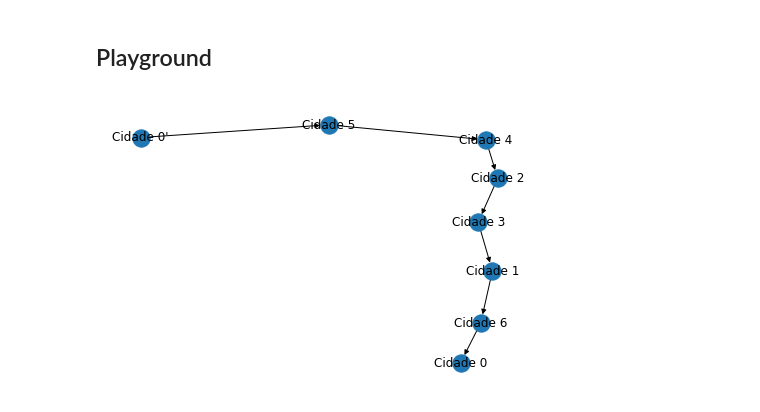
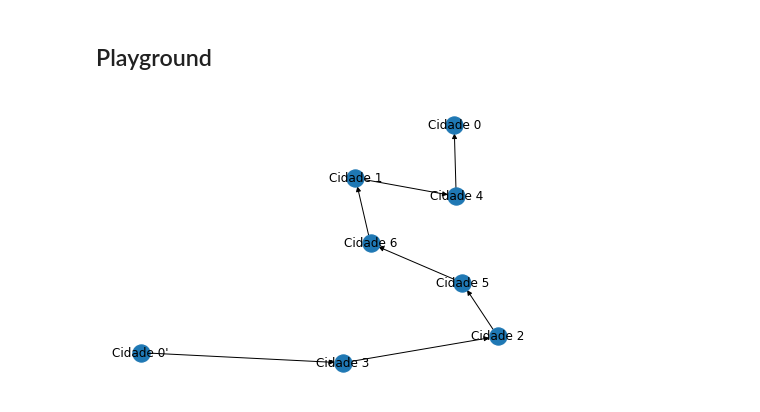
Before and after one commit to YgorRuas/Redes_Neurais_AG, a Jupyter notebook: AlgoritmosGeneticos/experimento GA.03 - caixeiro com gasolina infinita.ipynb, the cells around one changed output. Drawn from its saved outputs; the diff is of its cells as text; code cells hidden in the pictures.

```diff
--- a/AlgoritmosGeneticos/experimento GA.03 - caixeiro com gasolina infinita.ipynb
+++ b/AlgoritmosGeneticos/experimento GA.03 - caixeiro com gasolina infinita.ipynb
@@ -272,17 +274,17 @@ Em relação ao resultado obtido, pode-se afirmar que o objetivo foi alcançado,
 ## Playground
 # %%
 Cidades_visitadas_pelo_caixeiro_viajante_com_gasolina_infinita = {
-    "Cidade 0'": {"Cidade 5"},
-    "Cidade 1": {"Cidade 6"},
-    "Cidade 2": {"Cidade 3"},
-    "Cidade 3": {"Cidade 1"},
-    "Cidade 4": {"Cidade 2"},
-    "Cidade 5": {"Cidade 4"},
-    "Cidade 6": {"Cidade 0"},
+    "Cidade 0'": {"Cidade 3"},
+    "Cidade 1": {"Cidade 4"},
+    "Cidade 2": {"Cidade 5"},
+    "Cidade 3": {"Cidade 2"},
+    "Cidade 4": {"Cidade 0"},
+    "Cidade 5": {"Cidade 6"},
+    "Cidade 6": {"Cidade 1"},
 }
 
 g = nx.DiGraph(Cidades_visitadas_pelo_caixeiro_viajante_com_gasolina_infinita)
 
 nx.draw(g, with_labels=True)
 # %% [output]
-[figure, old version]
+[figure, new version]
```
Also changed, not shown: parts of 4 cells of this notebook.
